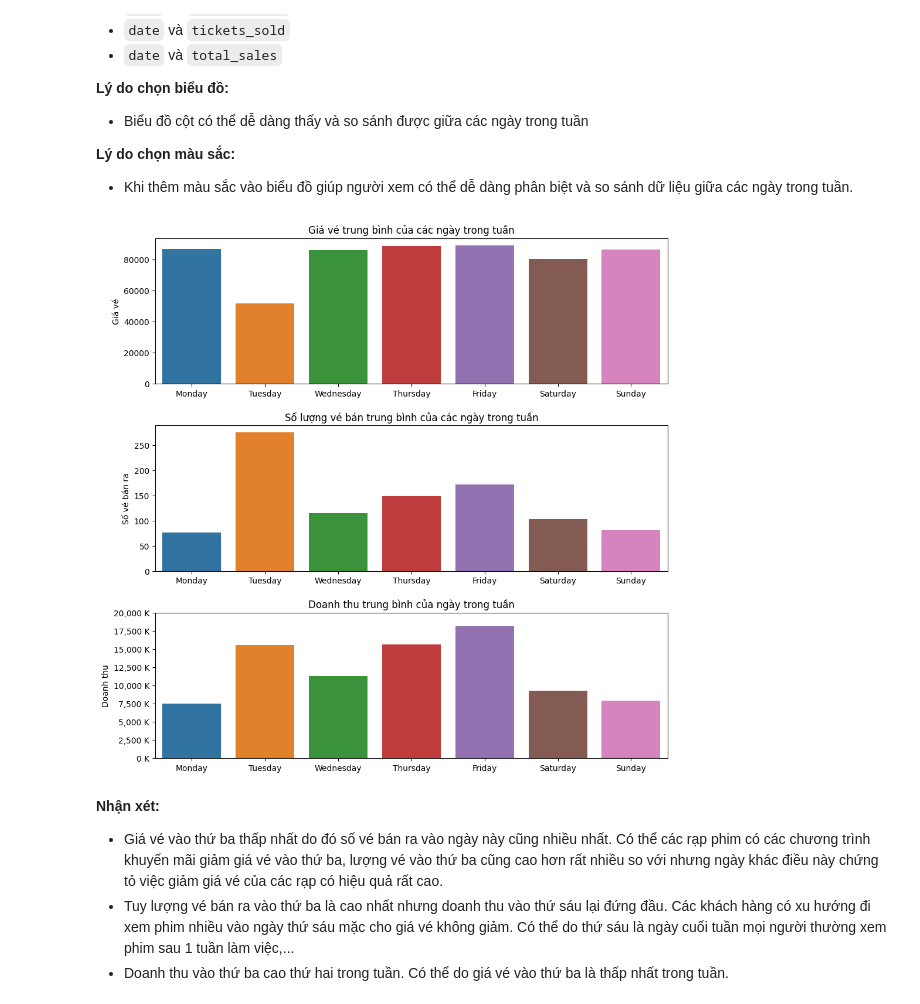
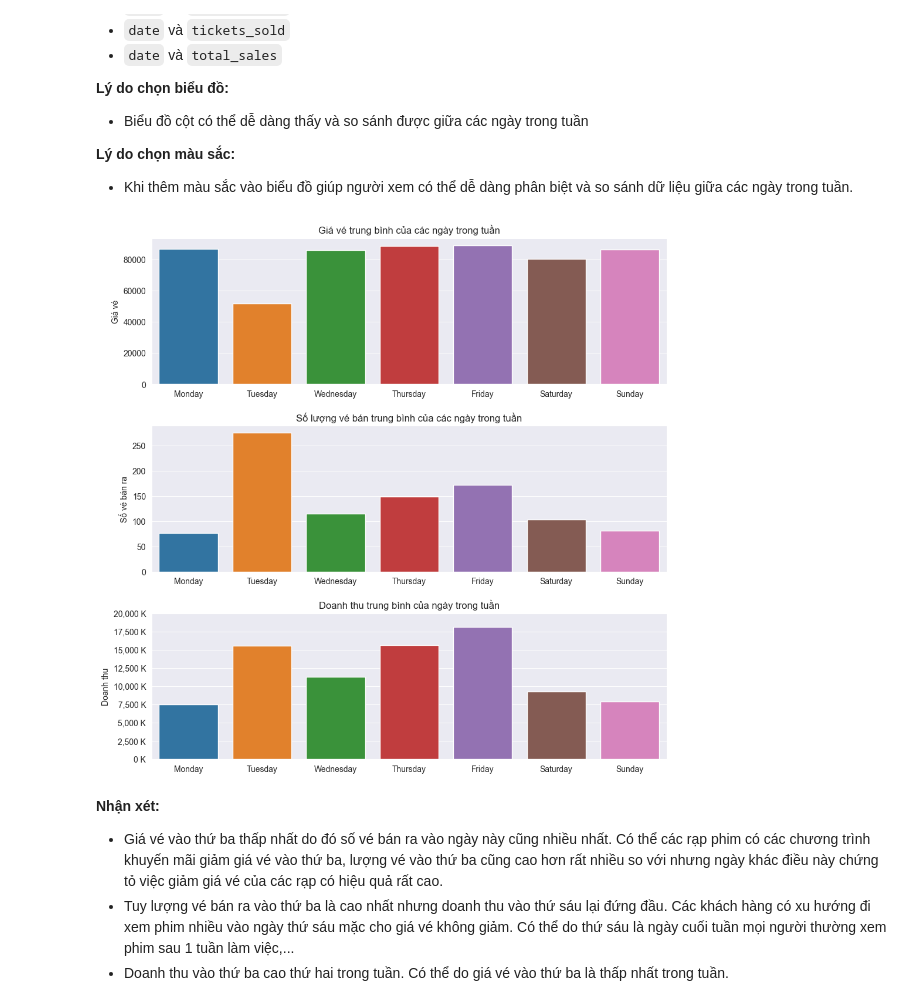
Before and after one commit to Tuyet3005/DataVisualization-Lab-2, a Jupyter notebook: source_codes/Vu.ipynb, the cells around one changed output. Drawn from its saved outputs; the diff is of its cells as text; code cells hidden in the pictures.

```diff
--- a/source_codes/Vu.ipynb
+++ b/source_codes/Vu.ipynb
@@ -62,34 +60,35 @@ df1 = data.groupby(
     [data['date'].dt.day_of_week, data['date'].dt.day_name()])['ticket_price'].mean().droplevel(0,'index')
 df2 = data.groupby(
     [data['date'].dt.day_of_week, data['date'].dt.day_name()])['tickets_sold'].mean().droplevel(0,'index')
 df3 = data.groupby([data['date'].dt.day_of_week, data['date'].dt.day_name()])['total_sales'].mean().droplevel(0,'index')
 
 figure, (ax1, ax2, ax3) = plt.subplots(3, 1)
 
 figure.set_size_inches(10, 10)
 figure.tight_layout(pad=3)
 
+sns.set_style("darkgrid")
 sns.barplot(data=df1.reset_index(), x='date', y='ticket_price', ax=ax1)
 sns.barplot(data=df2.reset_index(), x='date', y='tickets_sold', ax=ax2)
 sns.barplot(data=df3.reset_index(), x='date', y='total_sales', ax=ax3)
 
 yticks = ax3.get_yticks()
 ylabels = ['{:,.0f} K'.format(y) + '' for y in yticks/1000]
 
 ax1.set_title("Giá vé trung bình của các ngày trong tuần")
 ax1.set_xlabel("")
 ax1.set_ylabel("Giá vé")
 ax2.set_title("Số lượng vé bán trung bình của các ngày trong tuần")
 ax2.set_xlabel("")
 ax2.set_ylabel("Số vé bán ra")
 ax3.set_title("Doanh thu trung bình của ngày trong tuần")
 ax3.set_xlabel("")
 ax3.set_ylabel("Doanh thu")
 ax3.set_yticks(yticks, ylabels)
 
 plt.show()
 # %% [output]
-[figure, old version]
+[figure, new version]
 # %% [markdown]
 **Nhận xét:**
   * Giá vé vào thứ ba thấp nhất do đó số vé bán ra vào ngày này cũng nhiều nhất. Có thể các rạp phim có các chương trình khuyến mãi giảm giá vé vào thứ ba, lượng vé vào thứ ba cũng cao hơn rất nhiều so với nhưng ngày khác điều này chứng tỏ việc giảm giá vé của các rạp có hiệu quả rất cao.
```
Also changed, not shown: parts of 5 cells of this notebook.
